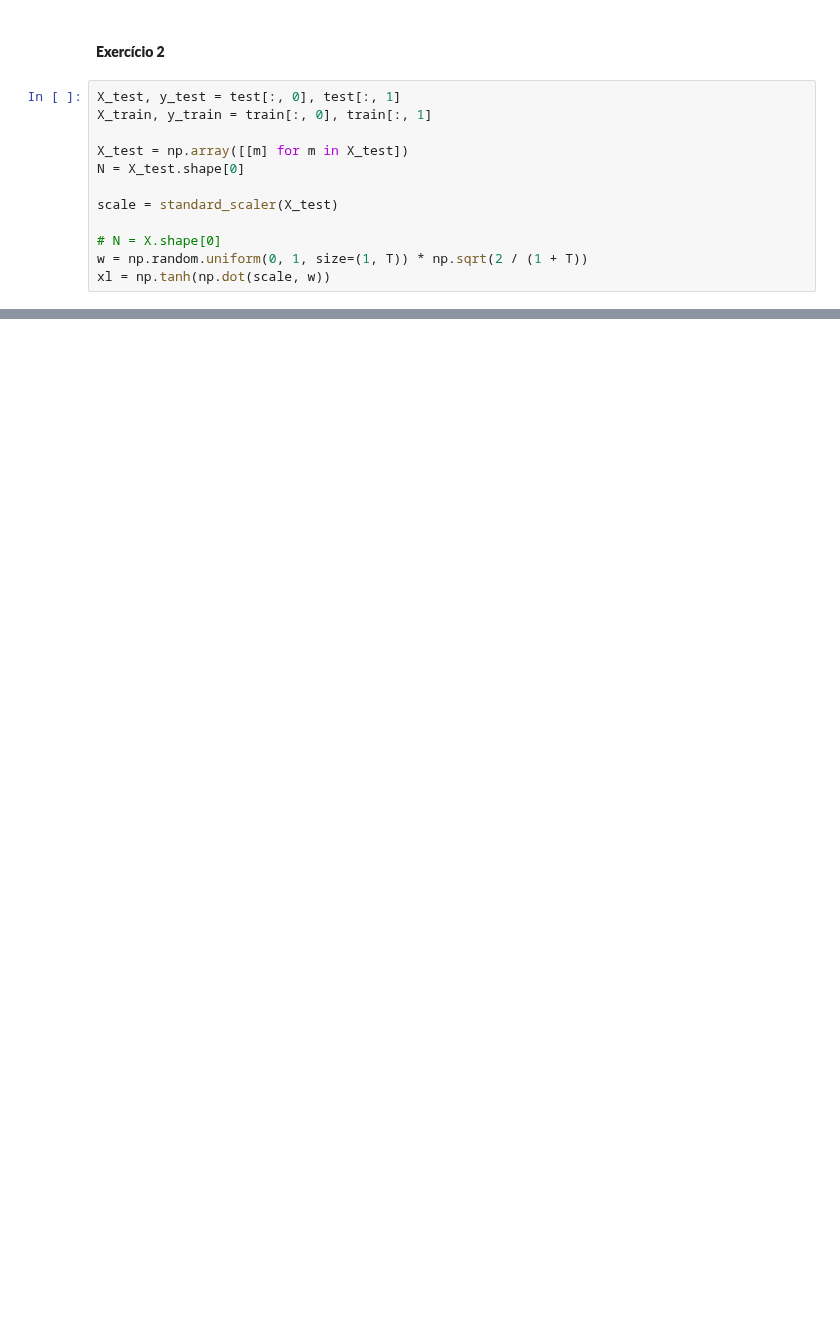
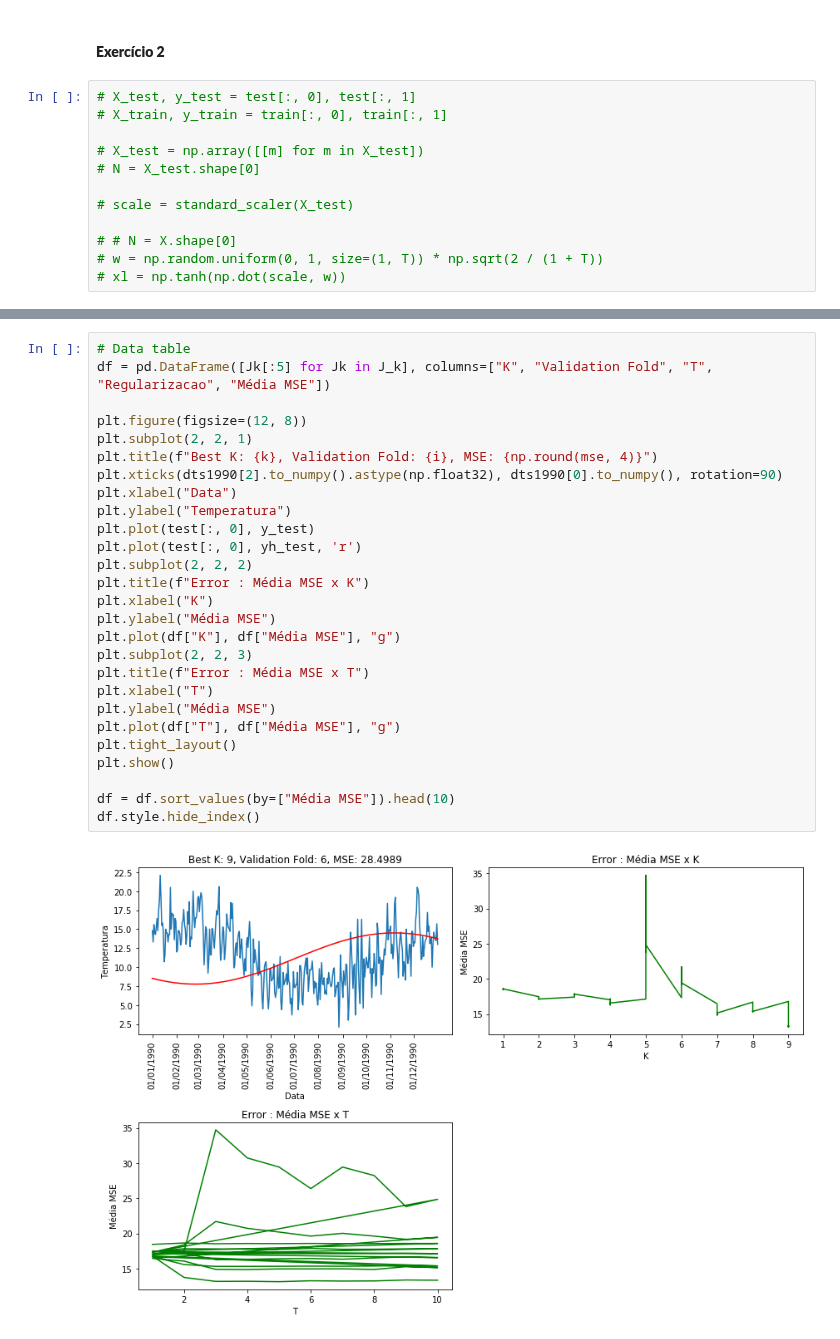
Before and after one commit to rdenadai/ia006c, a Jupyter notebook: notebooks/EFC01.ipynb, the cells around one changed output, grey strips where cells are left out. Drawn from its saved outputs; the diff is of its cells as text; blank space fills up the shorter version.

```diff
--- a/notebooks/EFC01.ipynb
+++ b/notebooks/EFC01.ipynb
@@ -804,14 +844,14 @@ df.style.hide_index()
 # %% [markdown]
 #### **Exercício 2**
 # %%
-X_test, y_test = test[:, 0], test[:, 1]
-X_train, y_train = train[:, 0], train[:, 1]
+# X_test, y_test = test[:, 0], test[:, 1]
+# X_train, y_train = train[:, 0], train[:, 1]
 
-X_test = np.array([[m] for m in X_test])
-N = X_test.shape[0]
+# X_test = np.array([[m] for m in X_test])
+# N = X_test.shape[0]
 
-scale = standard_scaler(X_test)
+# scale = standard_scaler(X_test)
 
-# N = X.shape[0]
-w = np.random.uniform(0, 1, size=(1, T)) * np.sqrt(2 / (1 + T))
-xl = np.tanh(np.dot(scale, w))
+# # N = X.shape[0]
+# w = np.random.uniform(0, 1, size=(1, T)) * np.sqrt(2 / (1 + T))
+# xl = np.tanh(np.dot(scale, w))
@@ -901,0 +944,29 @@ ValueError: shapes (1643,2) and (3,) not aligned: 2 (dim 1) != 3 (dim 0)
+# %%
+# Data table
+df = pd.DataFrame([Jk[:5] for Jk in J_k], columns=["K", "Validation Fold", "T", "Regularizacao", "Média MSE"])
+
+plt.figure(figsize=(12, 8))
+plt.subplot(2, 2, 1)
+plt.title(f"Best K: {k}, Validation Fold: {i}, MSE: {np.round(mse, 4)}")
+plt.xticks(dts1990[2].to_numpy().astype(np.float32), dts1990[0].to_numpy(), rotation=90)
+plt.xlabel("Data")
+plt.ylabel("Temperatura")
+plt.plot(test[:, 0], y_test)
+plt.plot(test[:, 0], yh_test, 'r')
+plt.subplot(2, 2, 2)
+plt.title(f"Error : Média MSE x K")
+plt.xlabel("K")
+plt.ylabel("Média MSE")
+plt.plot(df["K"], df["Média MSE"], "g")
+plt.subplot(2, 2, 3)
+plt.title(f"Error : Média MSE x T")
+plt.xlabel("T")
+plt.ylabel("Média MSE")
+plt.plot(df["T"], df["Média MSE"], "g")
+plt.tight_layout()
+plt.show()
+
+df = df.sort_values(by=["Média MSE"]).head(10)
+df.style.hide_index()
+# %% [output]
+[figure, added]
```
Also changed, not shown: parts of 9 cells of this notebook.
